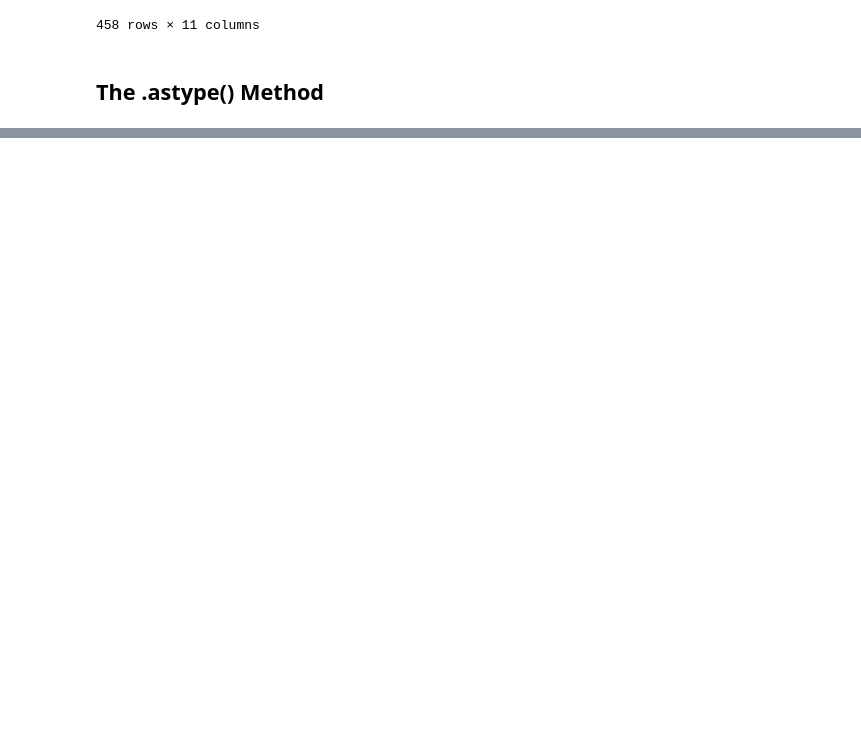
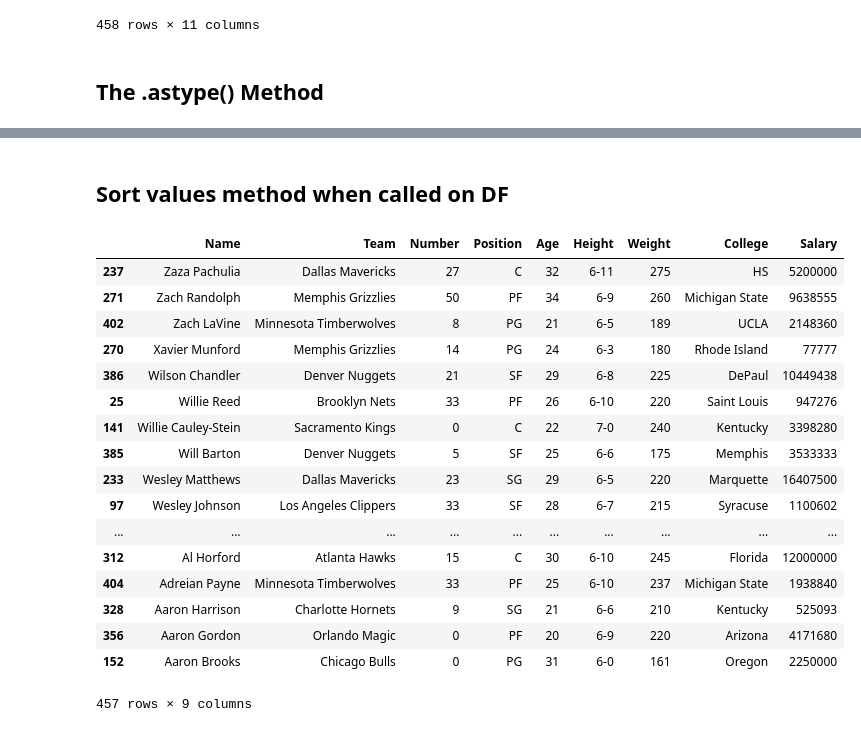
Before and after one commit to Kinnoshachi/Data-analysis-with-Pandas, a Jupyter notebook: DF1.ipynb, the cells around one changed output, grey strips where cells are left out. Cells and saved outputs as stored; diff of their text form; code cells hidden in the pictures; blank space fills up the shorter version.

```diff
--- a/DF1.ipynb
+++ b/DF1.ipynb
@@ -441,0 +461,4 @@ nba = pd.read_csv
+# %%
+nba['Salary'].fillna(77777, inplace = True)
+nba['College'].fillna('HS', inplace= True)
+nba.head(3)
@@ -441,0 +504,9 @@ nba = pd.read_csv
+# %%
+nba['Salary'] = nba['Salary'].astype("int")
+#to be safe wrap the data type in duble quotes
+# %%
+#replace data types
+nba['Age'] = nba['Age'].astype("int")
+nba['Number'] = nba['Number'].astype("int")
+nba['Weight'] = nba['Weight'].astype("int")
+nba.head()
@@ -441,0 +542,3 @@ nba = pd.read_csv
+# %%
+nba['Position'] = nba['Position'].astype("category")
+nba["Team"] = nba['Team'].astype("category")
@@ -441,0 +568,23 @@ nba = pd.read_csv
+# %% [markdown]
+## Sort values method when called on DF
+# %%
+nba.sort_values('Name', ascending = False)
+# %% [output]
+|  | Name | Team | Number | Position | Age | Height | Weight | College | Salary |
+| 237 | Zaza Pachulia | Dallas Mavericks | 27 | C | 32 | 6-11 | 275 | HS | 5200000 |
+| 271 | Zach Randolph | Memphis Grizzlies | 50 | PF | 34 | 6-9 | 260 | Michigan State | 9638555 |
+| 402 | Zach LaVine | Minnesota Timberwolves | 8 | PG | 21 | 6-5 | 189 | UCLA | 2148360 |
+| 270 | Xavier Munford | Memphis Grizzlies | 14 | PG | 24 | 6-3 | 180 | Rhode Island | 77777 |
+| 386 | Wilson Chandler | Denver Nuggets | 21 | SF | 29 | 6-8 | 225 | DePaul | 10449438 |
+| 25 | Willie Reed | Brooklyn Nets | 33 | PF | 26 | 6-10 | 220 | Saint Louis | 947276 |
+| 141 | Willie Cauley-Stein | Sacramento Kings | 0 | C | 22 | 7-0 | 240 | Kentucky | 3398280 |
+| 385 | Will Barton | Denver Nuggets | 5 | SF | 25 | 6-6 | 175 | Memphis | 3533333 |
+| 233 | Wesley Matthews | Dallas Mavericks | 23 | SG | 29 | 6-5 | 220 | Marquette | 16407500 |
+| 97 | Wesley Johnson | Los Angeles Clippers | 33 | SF | 28 | 6-7 | 215 | Syracuse | 1100602 |
+| ... | ... | ... | ... | ... | ... | ... | ... | ... | ... |
+| 312 | Al Horford | Atlanta Hawks | 15 | C | 30 | 6-10 | 245 | Florida | 12000000 |
+| 404 | Adreian Payne | Minnesota Timberwolves | 33 | PF | 25 | 6-10 | 237 | Michigan State | 1938840 |
+| 328 | Aaron Harrison | Charlotte Hornets | 9 | SG | 21 | 6-6 | 210 | Kentucky | 525093 |
+| 356 | Aaron Gordon | Orlando Magic | 0 | PF | 20 | 6-9 | 220 | Arizona | 4171680 |
+| 152 | Aaron Brooks | Chicago Bulls | 0 | PG | 31 | 6-0 | 161 | Oregon | 2250000 |
+457 rows × 9 columns
```
Also changed, not shown: parts of 26 cells of this notebook.
